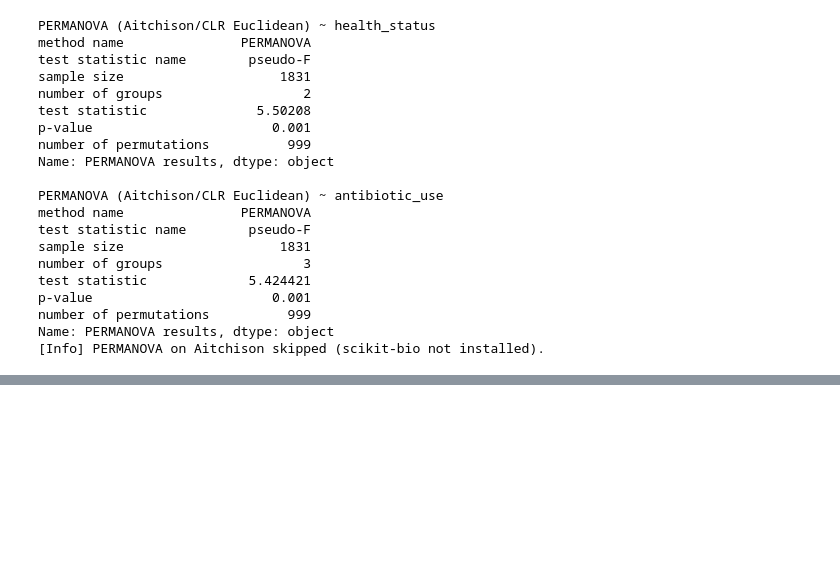
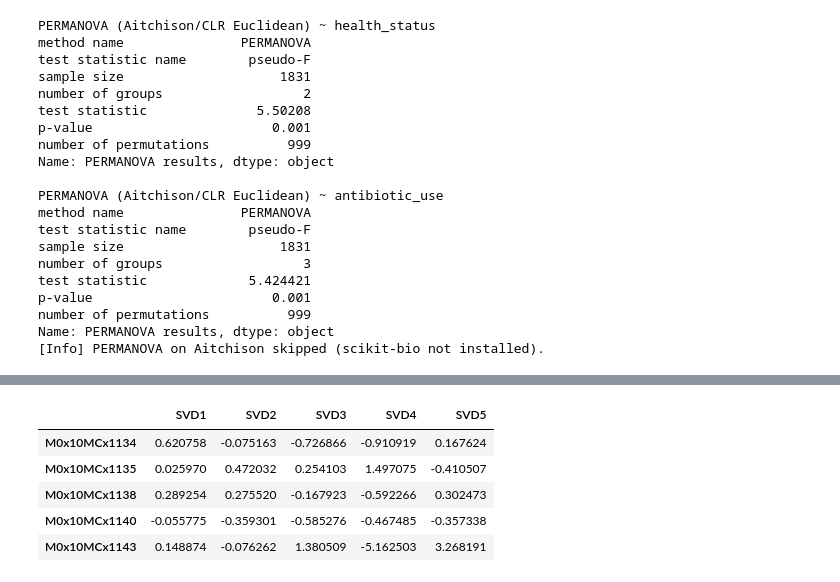
Before and after one commit to anushka-don/cs506_project, a Jupyter notebook: EDA_beta.ipynb, the cells around one changed output, grey strips where cells are left out. Drawn from its saved outputs; the diff is of its cells as text; code cells hidden in the pictures; blank space fills up the shorter version.

```diff
--- a/EDA_beta.ipynb
+++ b/EDA_beta.ipynb
@@ -758,0 +802,26 @@ Name: PERMANOVA results, dtype: object
+# %%
+# Choose number of components to keep
+k = 5  # <-- adjust after inspecting cumulative_evr plot
+
+# Scores for each sample in reduced SVD space:
+# Z = U_k * Sigma_k
+U_k = U[:, :k]          # (n_samples x k)
+S_k = S[:k]             # (k,)
+
+Z = U_k * S_k           # broadcast mult: each column of U_k scaled by corresponding singular value
+
+# Put into a DataFrame with sample IDs and component names
+svd_features = pd.DataFrame(
+    Z,
+    index=X.index,
+    columns=[f"SVD{i+1}" for i in range(k)]
+)
+
+svd_features.head()
+# %% [output]
+|  | SVD1 | SVD2 | SVD3 | SVD4 | SVD5 |
+| M0x10MCx1134 | 0.620758 | -0.075163 | -0.726866 | -0.910919 | 0.167624 |
+| M0x10MCx1135 | 0.025970 | 0.472032 | 0.254103 | 1.497075 | -0.410507 |
+| M0x10MCx1138 | 0.289254 | 0.275520 | -0.167923 | -0.592266 | 0.302473 |
+| M0x10MCx1140 | -0.055775 | -0.359301 | -0.585276 | -0.467485 | -0.357338 |
+| M0x10MCx1143 | 0.148874 | -0.076262 | 1.380509 | -5.162503 | 3.268191 |
```
Also changed, not shown: parts of 12 cells of this notebook.
